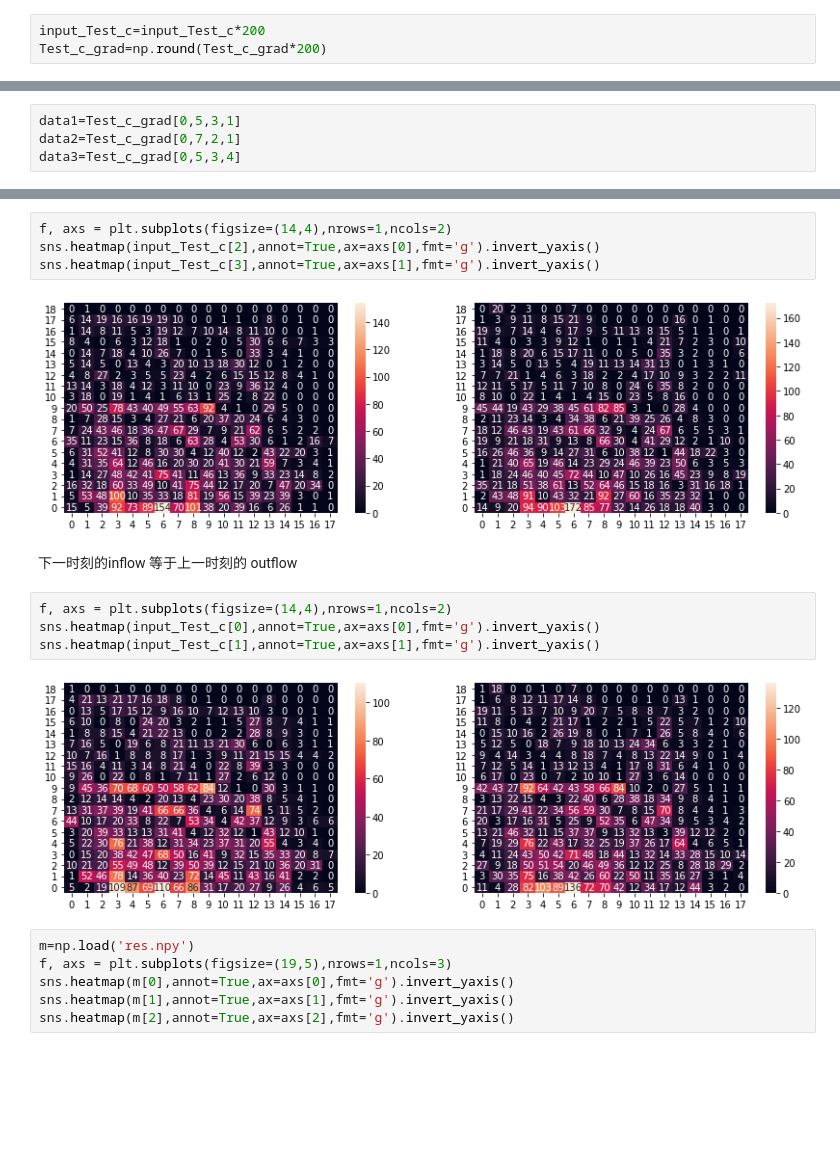
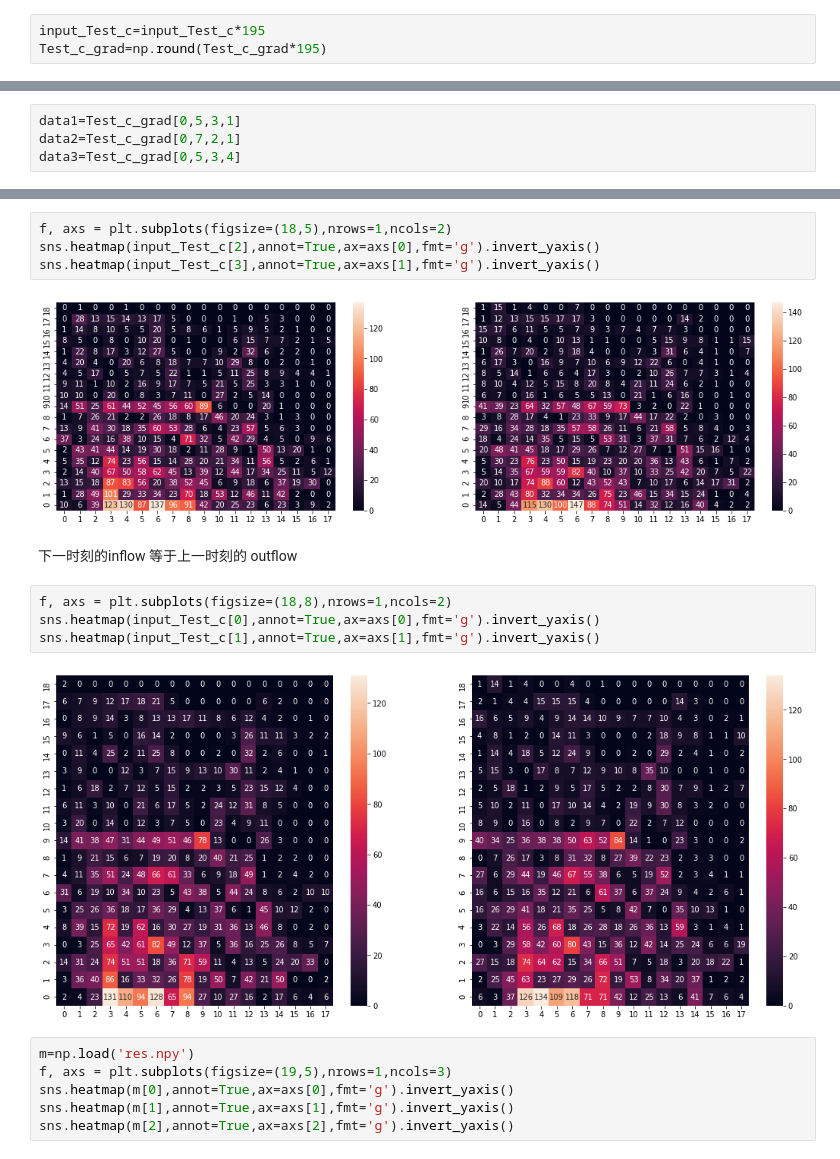
Before and after one commit to dreamzz5/ST-resnet_torch--DIDI, a Jupyter notebook: guide_BP_result/vision.ipynb, the cells around one changed output, grey strips where cells are left out. Saved outputs shown, nothing was run; the diff lists cells and outputs as text; blank space fills up the shorter version.

```diff
--- a/guide_BP_result/vision.ipynb
+++ b/guide_BP_result/vision.ipynb
@@ -18,6 +18,6 @@ input_Test_c.shape
 # %%
-input_Test_c=input_Test_c*200
-Test_c_grad=np.round(Test_c_grad*200)
+input_Test_c=input_Test_c*195
+Test_c_grad=np.round(Test_c_grad*195)
 # %%
 np.max(Test_c_grad)
 # %% [output]
@@ -57,17 +57,17 @@ sns.heatmap(data2,annot=True,ax=axs[1],fmt='g').invert_yaxis()
 # %%
-f, axs = plt.subplots(figsize=(14,4),nrows=1,ncols=2)
+f, axs = plt.subplots(figsize=(18,5),nrows=1,ncols=2)
 sns.heatmap(input_Test_c[2],annot=True,ax=axs[0],fmt='g').invert_yaxis()
 sns.heatmap(input_Test_c[3],annot=True,ax=axs[1],fmt='g').invert_yaxis()
 # %% [output]
-[figure, old version]
+[figure, new version]
 # %% [markdown]
 下一时刻的inflow 等于上一时刻的 outflow
 # %%
-f, axs = plt.subplots(figsize=(14,4),nrows=1,ncols=2)
+f, axs = plt.subplots(figsize=(18,8),nrows=1,ncols=2)
 sns.heatmap(input_Test_c[0],annot=True,ax=axs[0],fmt='g').invert_yaxis()
 sns.heatmap(input_Test_c[1],annot=True,ax=axs[1],fmt='g').invert_yaxis()
 # %% [output]
-[figure, old version]
+[figure, new version]
 # %%
 m=np.load('res.npy')
 f, axs = plt.subplots(figsize=(19,5),nrows=1,ncols=3)
```
Also changed, not shown: parts of 6 cells of this notebook, 3 other files.
